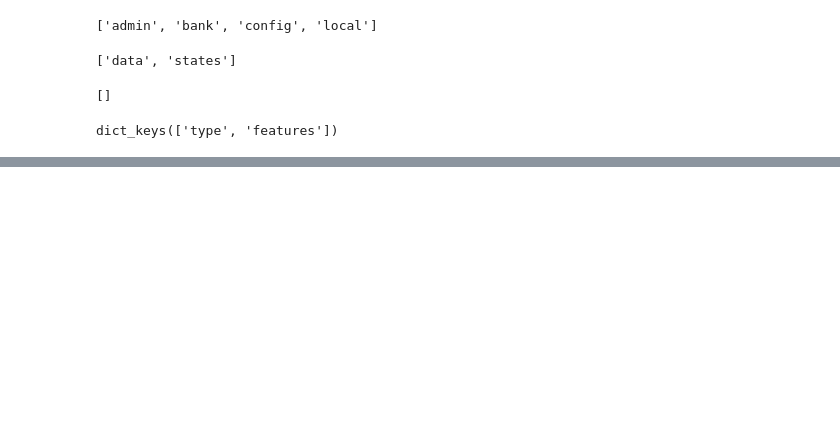
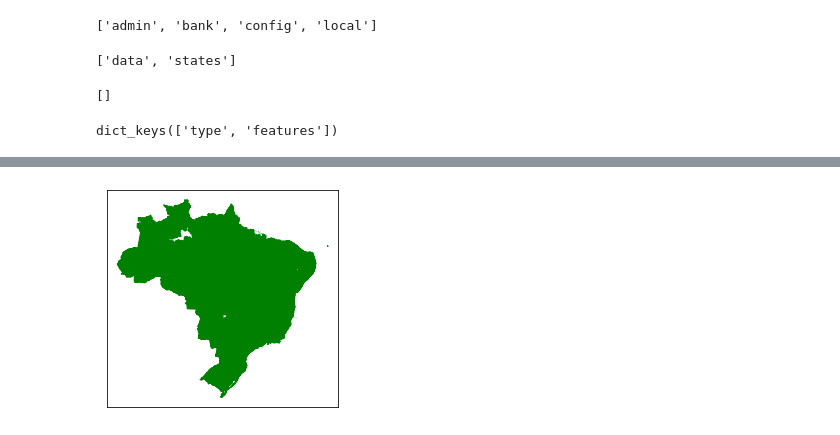
Before and after one commit to Perez-Amanda/Banco_de_Dados-A2, a Jupyter notebook: migrations.ipynb, the cells around one changed output, grey strips where cells are left out. Cells and saved outputs as stored; diff of their text form; code cells hidden in the pictures; blank space fills up the shorter version.

```diff
--- a/migrations.ipynb
+++ b/migrations.ipynb
@@ -66,0 +164,5 @@ for i in range(len(data['features'])):
+# %%
+cor = 'green'
+plot_map(cor)
+# %% [output]
+[figure, added]
```
Also changed, not shown: parts of 9 cells of this notebook.
